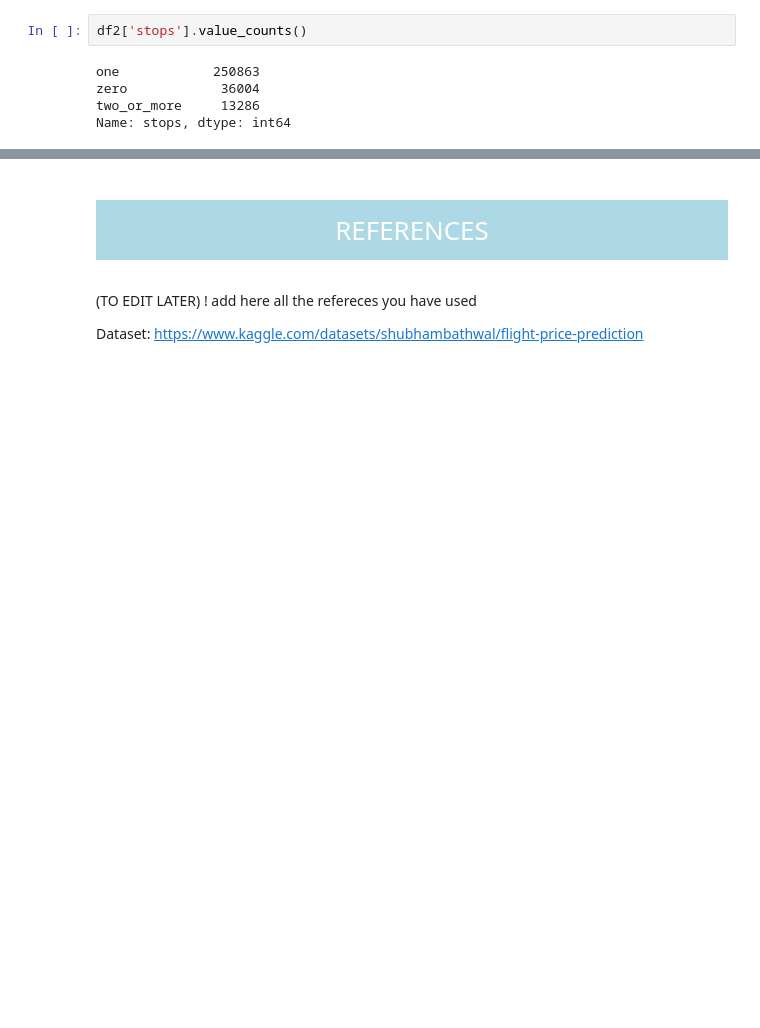
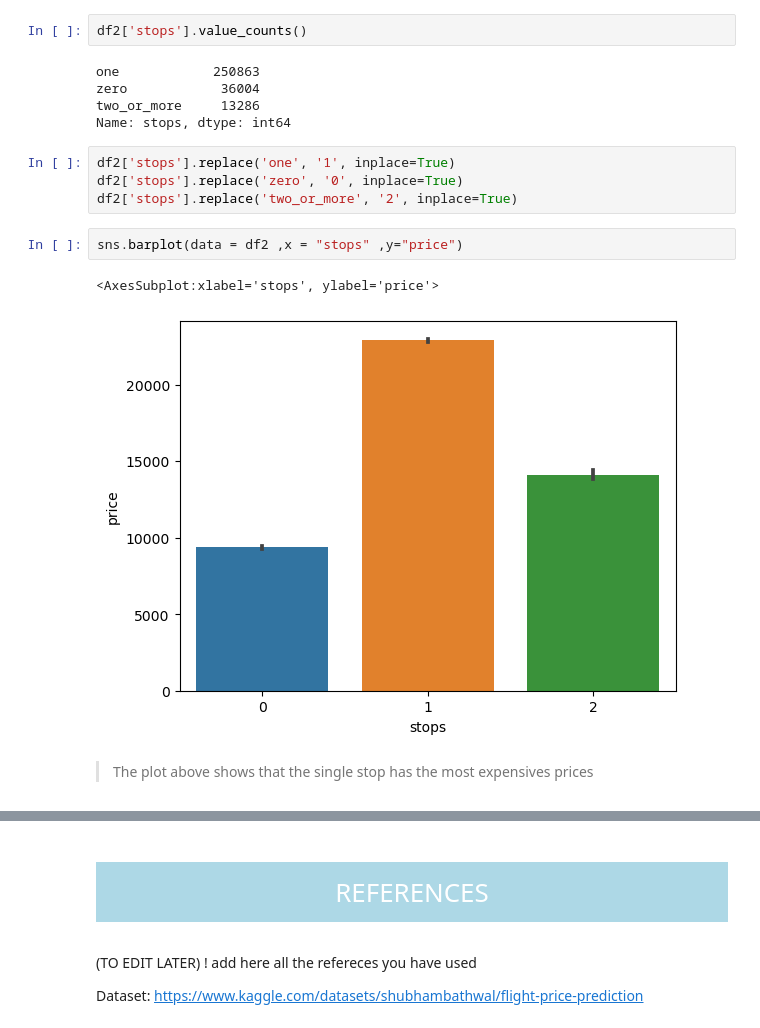
Before and after one commit to JulianaCBrum/MACHINE-LEARNING-, a Jupyter notebook: CA1_ML_Sem2.ipynb, the cells around one changed output, grey strips where cells are left out. Drawn from its saved outputs; the diff is of its cells as text; blank space fills up the shorter version.

```diff
--- a/CA1_ML_Sem2.ipynb
+++ b/CA1_ML_Sem2.ipynb
@@ -456,3 +458,14 @@ one            250863
 zero            36004
 two_or_more     13286
 Name: stops, dtype: int64
+# %%
+df2['stops'].replace('one', '1', inplace=True)
+df2['stops'].replace('zero', '0', inplace=True)
+df2['stops'].replace('two_or_more', '2', inplace=True)
+# %%
+sns.barplot(data = df2 ,x = "stops" ,y="price")
+# %% [output]
+<AxesSubplot:xlabel='stops', ylabel='price'>
+[figure, added]
+# %% [markdown]
+> The plot above shows that the single stop has the most expensives prices
```
Also changed, not shown: parts of 6 cells of this notebook.
